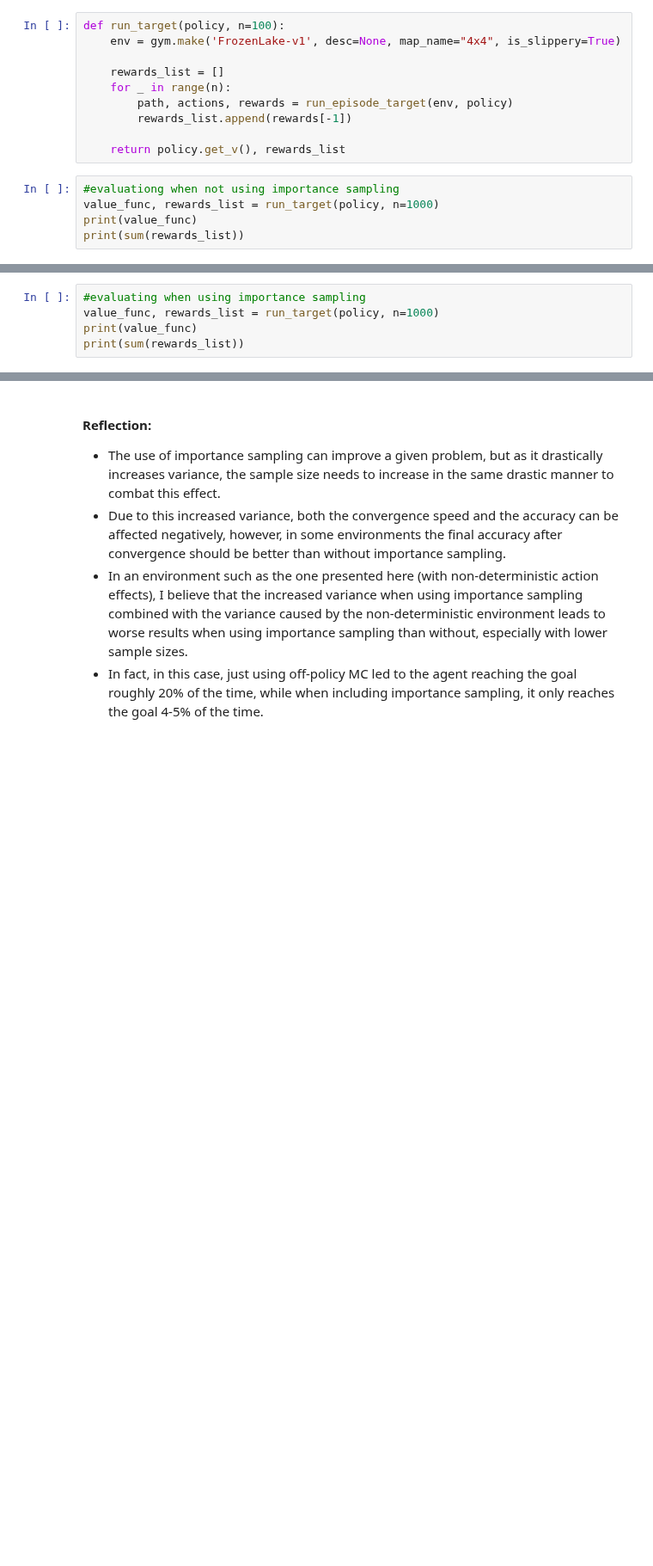
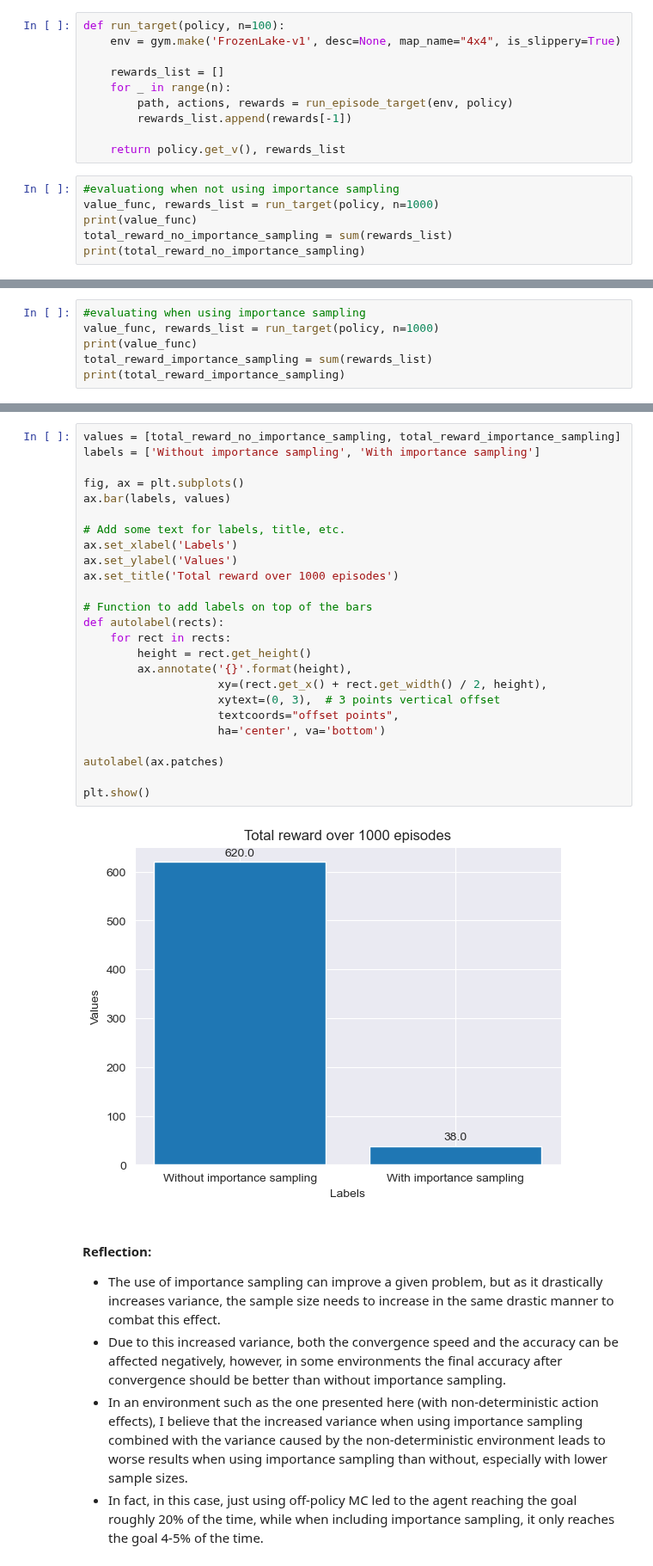
Before and after one commit to MarvinKohnen/deep-reinforcement-learning, a Jupyter notebook: assignments/exercise04/exercise4.1.ipynb, the cells around one changed output, grey strips where cells are left out. Shown at 86% size. Saved outputs shown, nothing was run; the diff lists cells and outputs as text; blank space fills up the shorter version.

Commit message:
feat: added graph showing difference between using importance sampling and not using it

```diff
--- a/assignments/exercise04/exercise4.1.ipynb
+++ b/assignments/exercise04/exercise4.1.ipynb
@@ -170,5 +170,6 @@ def run_target(policy, n=100):
 #evaluationg when not using importance sampling
 value_func, rewards_list = run_target(policy, n=1000)
 print(value_func)
-print(sum(rewards_list))
+total_reward_no_importance_sampling = sum(rewards_list)
+print(total_reward_no_importance_sampling)
 # %% [output]
@@ -193,5 +194,6 @@ print(sum(rewards_list))
 #evaluating when using importance sampling
 value_func, rewards_list = run_target(policy, n=1000)
 print(value_func)
-print(sum(rewards_list))
+total_reward_importance_sampling = sum(rewards_list)
+print(total_reward_importance_sampling)
 # %% [output]
@@ -215,3 +217,30 @@ print(sum(rewards_list))
+# %%
+values = [total_reward_no_importance_sampling, total_reward_importance_sampling]
+labels = ['Without importance sampling', 'With importance sampling']
+
+fig, ax = plt.subplots()
+ax.bar(labels, values)
+
+# Add some text for labels, title, etc.
+ax.set_xlabel('Labels')
+ax.set_ylabel('Values')
+ax.set_title('Total reward over 1000 episodes')
+
+# Function to add labels on top of the bars
+def autolabel(rects):
+    for rect in rects:
+        height = rect.get_height()
+        ax.annotate('{}'.format(height),
+                    xy=(rect.get_x() + rect.get_width() / 2, height),
+                    xytext=(0, 3),  # 3 points vertical offset
+                    textcoords="offset points",
+                    ha='center', va='bottom')
+
+autolabel(ax.patches)
+
+plt.show()
+# %% [output]
+[figure, added]
 # %% [markdown]
 #### Reflection:
 - The use of importance sampling can improve a given problem, but as it drastically increases variance, the sample size needs to increase in the same drastic manner to combat this effect.
```
Also changed, not shown: parts of 4 cells of this notebook.
